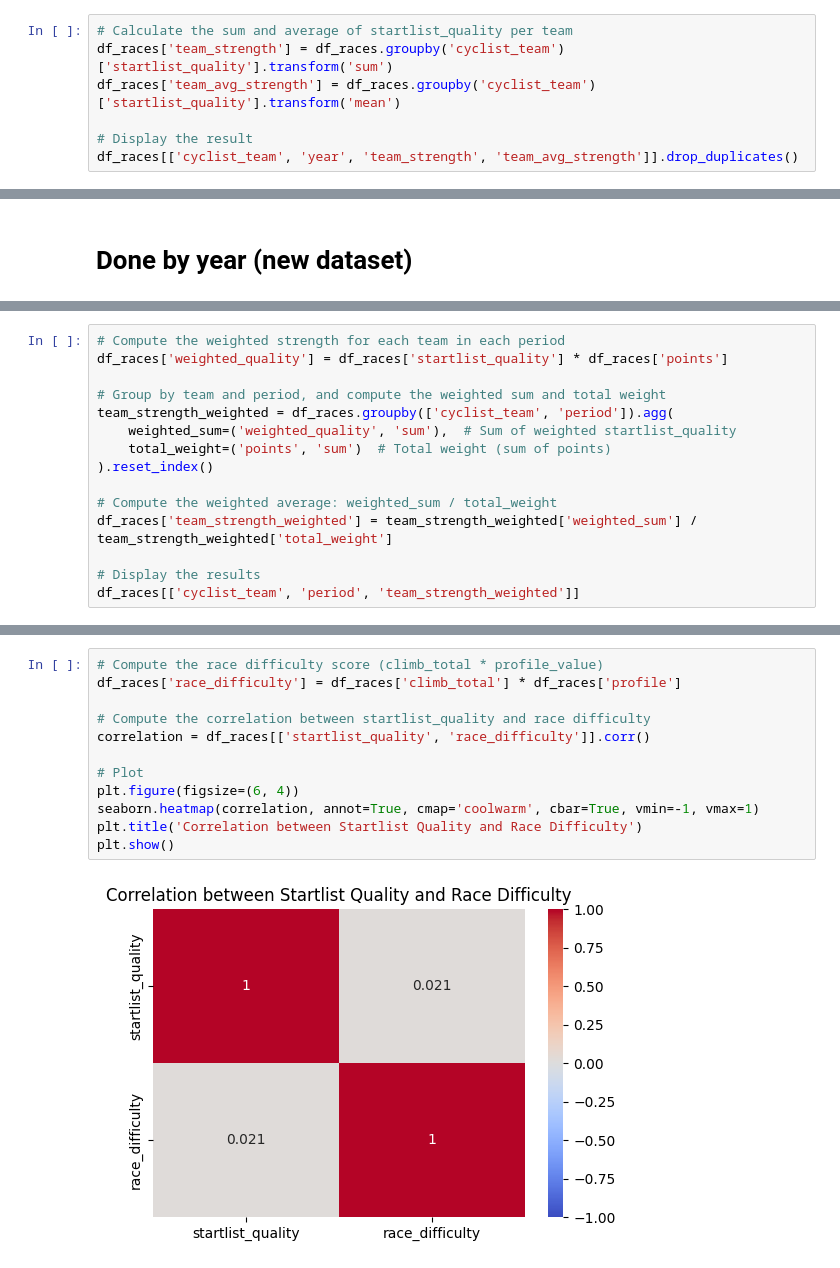
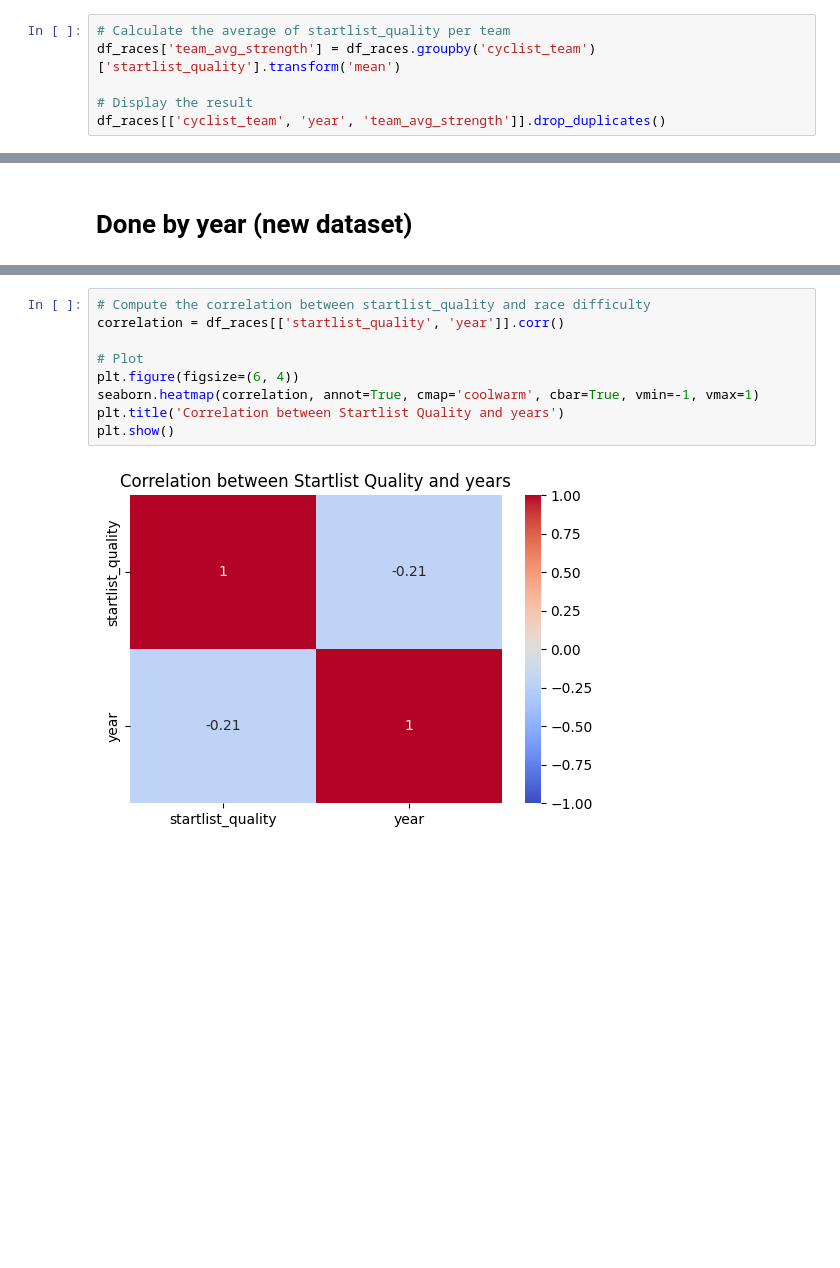
Before and after one commit to Dylan-Nico/Data-Mining-Cyclist-data, a Jupyter notebook: Feature_Enginering.ipynb, the cells around one changed output, grey strips where cells are left out. Saved outputs shown, nothing was run; the diff lists cells and outputs as text; blank space fills up the shorter version.

```diff
--- a/Feature_Enginering.ipynb
+++ b/Feature_Enginering.ipynb
@@ -228,10 +228,9 @@ Here, there are some teams called, for example, "sport-vlaanderen-baloise-2021".
 # For all years (historical)
 Stored directly in df_races dataset
 # %%
-# Calculate the sum and average of startlist_quality per team
-df_races['team_strength'] = df_races.groupby('cyclist_team')['startlist_quality'].transform('sum')
+# Calculate the average of startlist_quality per team
 df_races['team_avg_strength'] = df_races.groupby('cyclist_team')['startlist_quality'].transform('mean')
 
 # Display the result
-df_races[['cyclist_team', 'year', 'team_strength', 'team_avg_strength']].drop_duplicates()
+df_races[['cyclist_team', 'year', 'team_avg_strength']].drop_duplicates()
 # %% [output]
@@ -298,15 +295,0 @@ Here, we can gain useful insights for each team. For example, we can infer that
-# %%
-# Compute the weighted strength for each team in each period
-df_races['weighted_quality'] = df_races['startlist_quality'] * df_races['points']
-
-# Group by team and period, and compute the weighted sum and total weight
-team_strength_weighted = df_races.groupby(['cyclist_team', 'period']).agg(
-    weighted_sum=('weighted_quality', 'sum'),  # Sum of weighted startlist_quality
-    total_weight=('points', 'sum')  # Total weight (sum of points)
-).reset_index()
-
-# Compute the weighted average: weighted_sum / total_weight
-df_races['team_strength_weighted'] = team_strength_weighted['weighted_sum'] / team_strength_weighted['total_weight']
-
-# Display the results
-df_races[['cyclist_team', 'period', 'team_strength_weighted']]
@@ -351,15 +314,12 @@ plt.show()
 # %%
-# Compute the race difficulty score (climb_total * profile_value)
-df_races['race_difficulty'] = df_races['climb_total'] * df_races['profile']
-
 # Compute the correlation between startlist_quality and race difficulty
-correlation = df_races[['startlist_quality', 'race_difficulty']].corr()
+correlation = df_races[['startlist_quality', 'year']].corr()
 
 # Plot
 plt.figure(figsize=(6, 4))
 seaborn.heatmap(correlation, annot=True, cmap='coolwarm', cbar=True, vmin=-1, vmax=1)
-plt.title('Correlation between Startlist Quality and Race Difficulty')
+plt.title('Correlation between Startlist Quality and years')
 plt.show()
 # %% [output]
-[figure, old version]
+[figure, new version]
 # %% [markdown]
```
Also changed, not shown: parts of 15 cells of this notebook.
